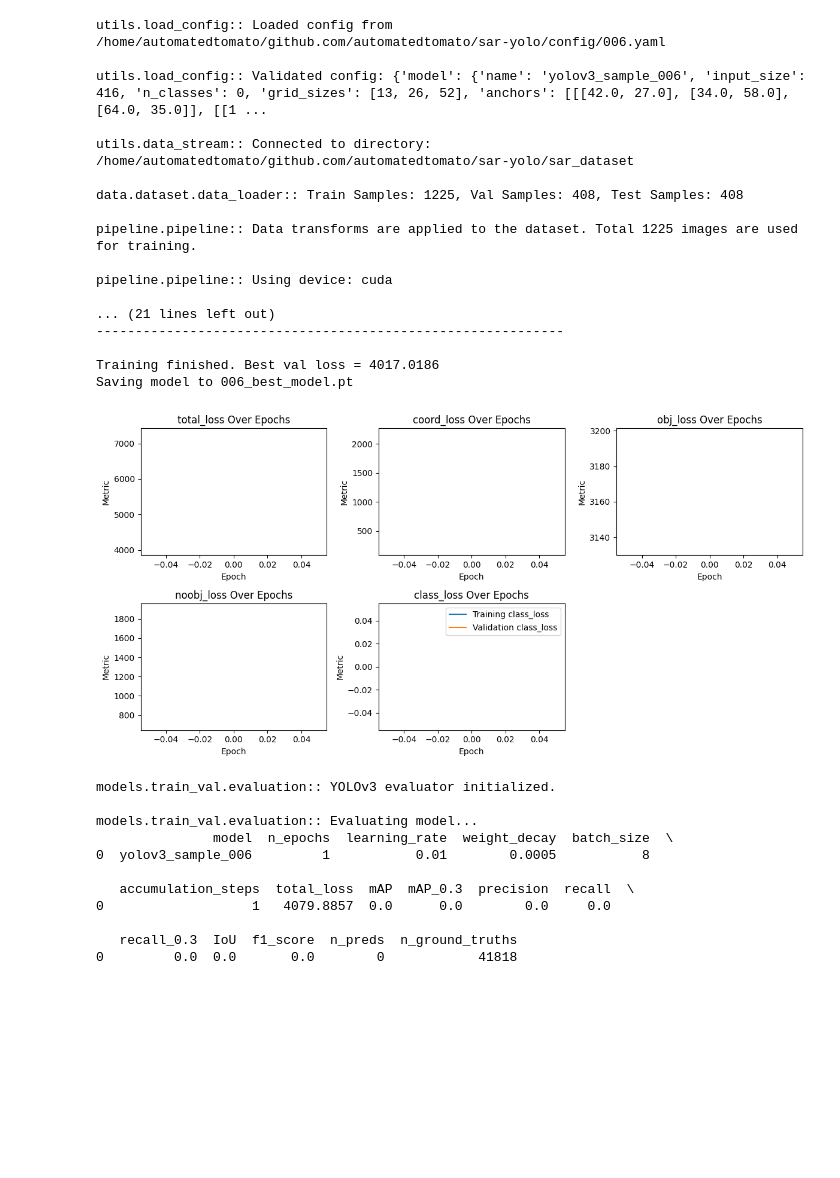
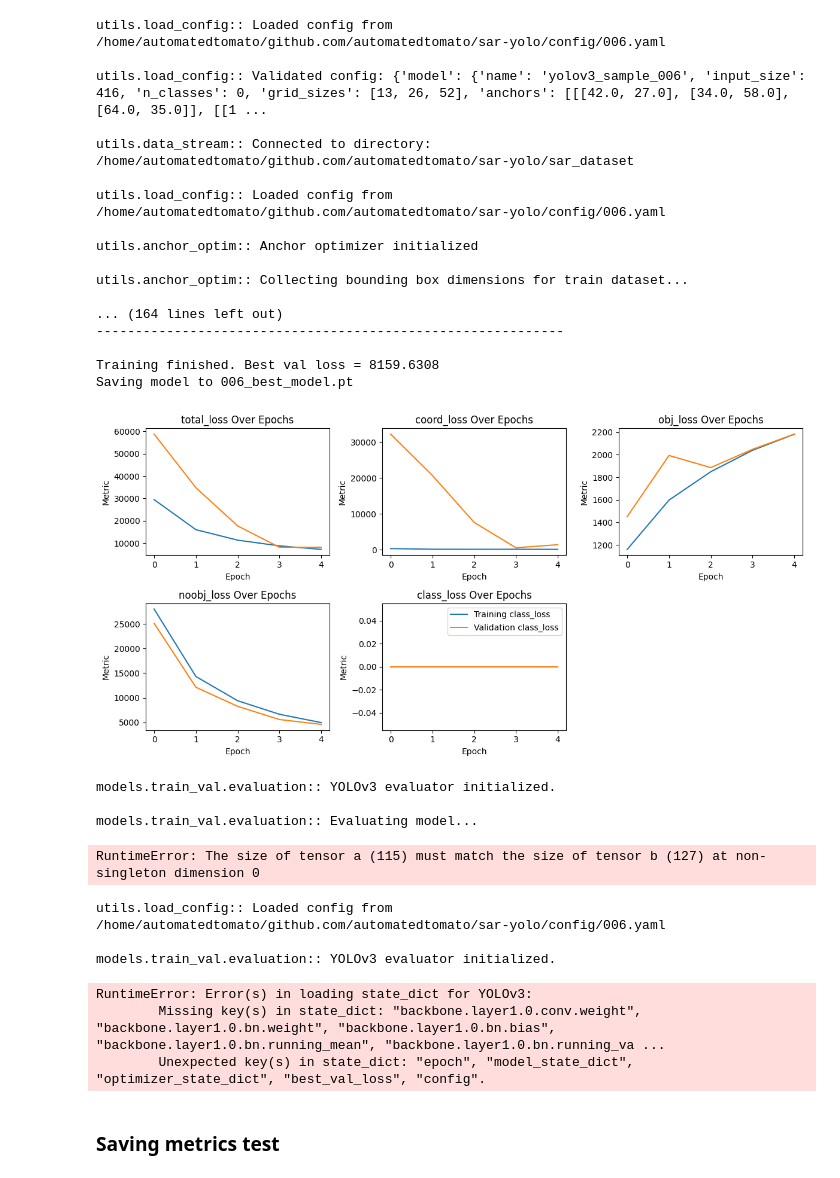
Before and after one commit to automatedtomato/sar_yolo, a Jupyter notebook: notebooks/0003_drive_test.ipynb, the cells around one changed output. Cells and saved outputs as stored; diff of their text form; code cells hidden in the pictures; blank space fills up the shorter version.

```diff
--- a/notebooks/0003_drive_test.ipynb
+++ b/notebooks/0003_drive_test.ipynb
@@ -12,34 +15,48 @@ from pipeline import Pipeline
 # %%
 pl = Pipeline(config_path=os.path.join(CONFIG_PATH, '006.yaml'))
-metrics, model = pl.train_val_pipeline(load_ratio=0.2)
+metrics, model = pl.train_val_pipeline(optim_anchor=True, schedule_lr=True)
 # %% [output]
 utils.load_config:: Loaded config from /home/automatedtomato/github.com/automatedtomato/sar-yolo/config/006.yaml
 
 utils.load_config:: Validated config: {'model': {'name': 'yolov3_sample_006', 'input_size': 416, 'n_classes': 0, 'grid_sizes': [13, 26, 52], 'anchors': [[[42.0, 27.0], [34.0, 58.0], [64.0, 35.0]], [[1 ...
 
 utils.data_stream:: Connected to directory: /home/automatedtomato/github.com/automatedtomato/sar-yolo/sar_dataset
 
-data.dataset.data_loader:: Train Samples: 1225, Val Samples: 408, Test Samples: 408
+utils.load_config:: Loaded config from /home/automatedtomato/github.com/automatedtomato/sar-yolo/config/006.yaml
 
-pipeline.pipeline:: Data transforms are applied to the dataset. Total 1225 images are used for training.
+utils.anchor_optim:: Anchor optimizer initialized
 
-pipeline.pipeline:: Using device: cuda
+utils.anchor_optim:: Collecting bounding box dimensions for train dataset...
 
-... (21 lines left out)
+... (164 lines left out)
 ------------------------------------------------------------
 
-Training finished. Best val loss = 4017.0186
+Training finished. Best val loss = 8159.6308
 Saving model to 006_best_model.pt
-[figure, old version]
+[figure, new version]
 models.train_val.evaluation:: YOLOv3 evaluator initialized.
 
 models.train_val.evaluation:: Evaluating model...
-               model  n_epochs  learning_rate  weight_decay  batch_size  \
-0  yolov3_sample_006         1           0.01        0.0005           8
-
-   accumulation_steps  total_loss  mAP  mAP_0.3  precision  recall  \
-0                   1   4079.8857  0.0      0.0        0.0     0.0
-
-   recall_0.3  IoU  f1_score  n_preds  n_ground_truths
-0         0.0  0.0       0.0        0            41818
+RuntimeError: The size of tensor a (115) must match the size of tensor b (127) at non-singleton dimension 0
+# %%
+from models.train_val.evaluation import YOLOv3Evaluator
+import torch
+from utils import load_config
+
+device = torch.device('cuda' if torch.cuda.is_available() else 'cpu')
+evaluator = YOLOv3Evaluator(device=device, config_path=os.path.join(CONFIG_PATH, '006.yaml'))
+
+metrics, _ = evaluator.evaluate_saved_model(
+    saved_model_path='006_best_model.pt'
+)
+metrics
+# %% [output]
+utils.load_config:: Loaded config from /home/automatedtomato/github.com/automatedtomato/sar-yolo/config/006.yaml
+
+models.train_val.evaluation:: YOLOv3 evaluator initialized.
+RuntimeError: Error(s) in loading state_dict for YOLOv3:
+        Missing key(s) in state_dict: "backbone.layer1.0.conv.weight", "backbone.layer1.0.bn.weight", "backbone.layer1.0.bn.bias", "backbone.layer1.0.bn.running_mean", "backbone.layer1.0.bn.running_va ...
+        Unexpected key(s) in state_dict: "epoch", "model_state_dict", "optimizer_state_dict", "best_val_loss", "config".
+# %% [markdown]
+### Saving metrics test
 # %%
```
Also changed, not shown: parts of 12 cells of this notebook, 6 other files.
